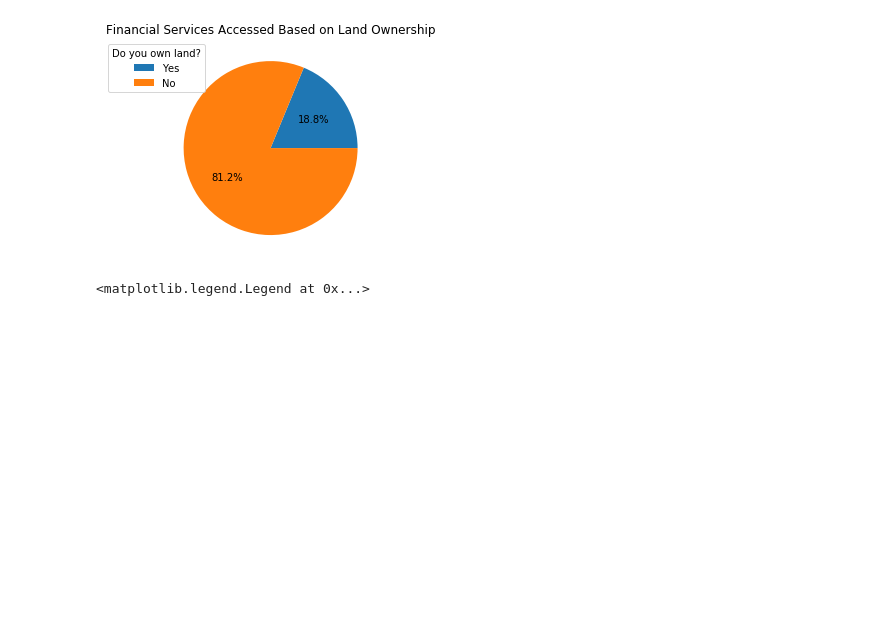
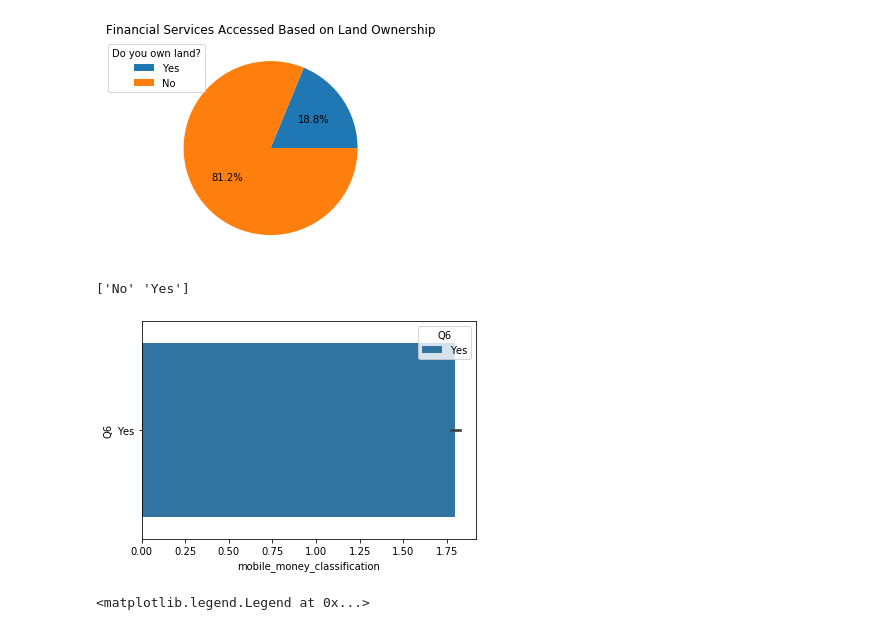
Before and after one commit to PhathuAuti/tanzania-data-viz, a Jupyter notebook: Financial_Services_Uses_In_Tanzania.ipynb, the cells around one changed output. Saved outputs shown, nothing was run; the diff lists cells and outputs as text; code cells hidden in the pictures; blank space fills up the shorter version.

```diff
--- a/Financial_Services_Uses_In_Tanzania.ipynb
+++ b/Financial_Services_Uses_In_Tanzania.ipynb
@@ -137,6 +143,20 @@ plt.legend(title = 'Do you own land?', labels = ['Yes', 'No'], loc="best")
 plt.show()
 # %% [output]
 [figure]
+# %%
+print(mob_money['Q6'].unique())
+# list comprehension
+mob_money['Q6']= ['No' if each==2 else 'Yes' for each in mob_money['Q6']]
+ax = sns.barplot(x='mobile_money_classification', y='Q6', hue='Q6', data=mob_money)
+#piechart = newdf.groupby(newdf['Q6'])['mobile_money_classification'].sum()
+#plt.axis('equal')
+#plt.pie(piechart, autopct='%1.1f%%')
+#plt.title('Financial Services Accessed Based on Land Ownership')
+#plt.legend(title = 'Do you own land?', labels = ['Yes', 'No'], loc="best")
+#plt.show()
+# %% [output]
+['No' 'Yes']
+[figure, added]
 # %%
 bar = sns.barplot(x = 'mobile_money_classification', y = 'Q8_1', data = mob_money, color = 'coral')
 bar.set(xlabel = 'Mobile Money Classification', ylabel = 'Age', title = 'Financial Services Accessed By Age')
```
Also changed, not shown: parts of 4 cells of this notebook.
